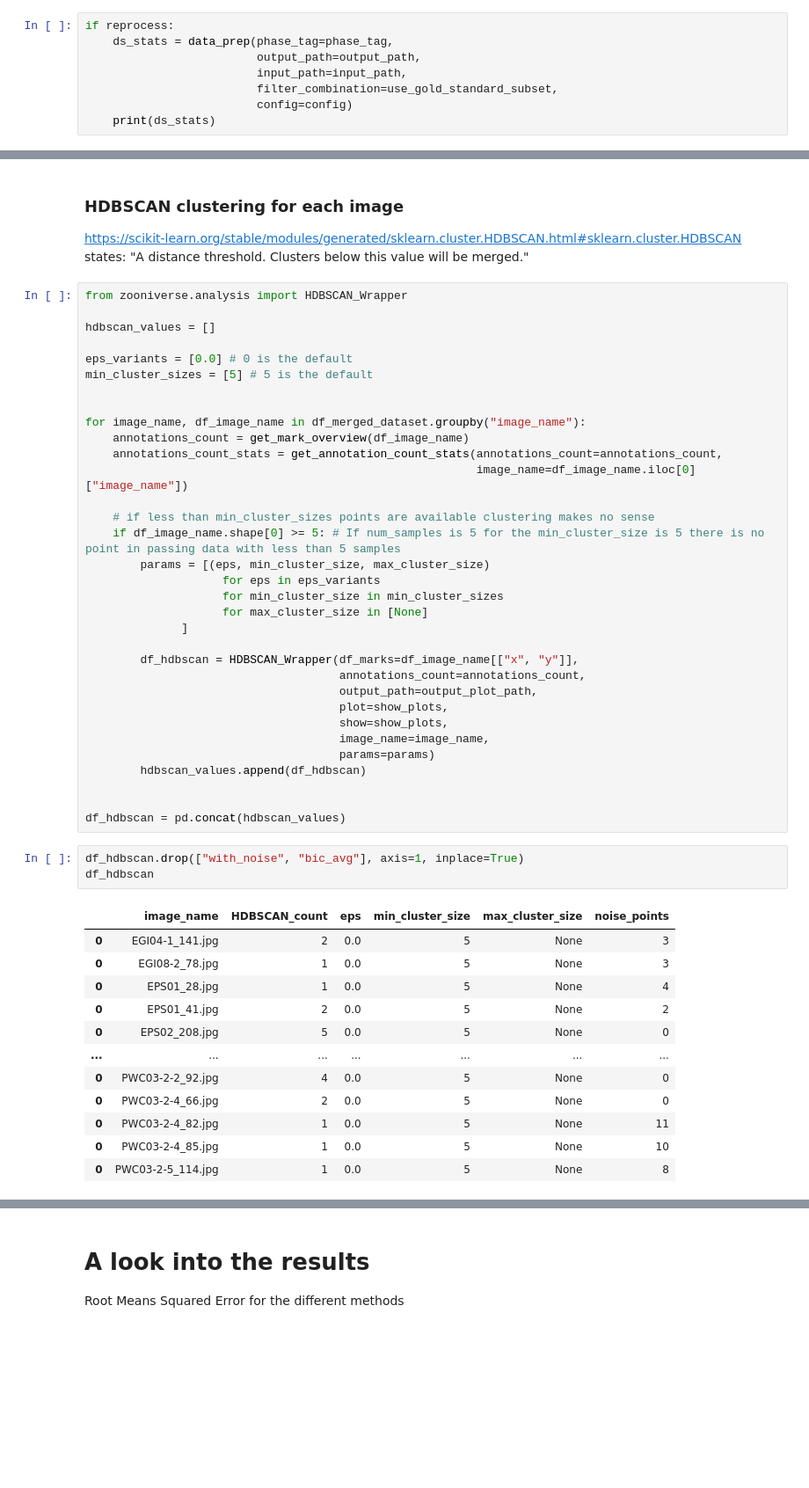
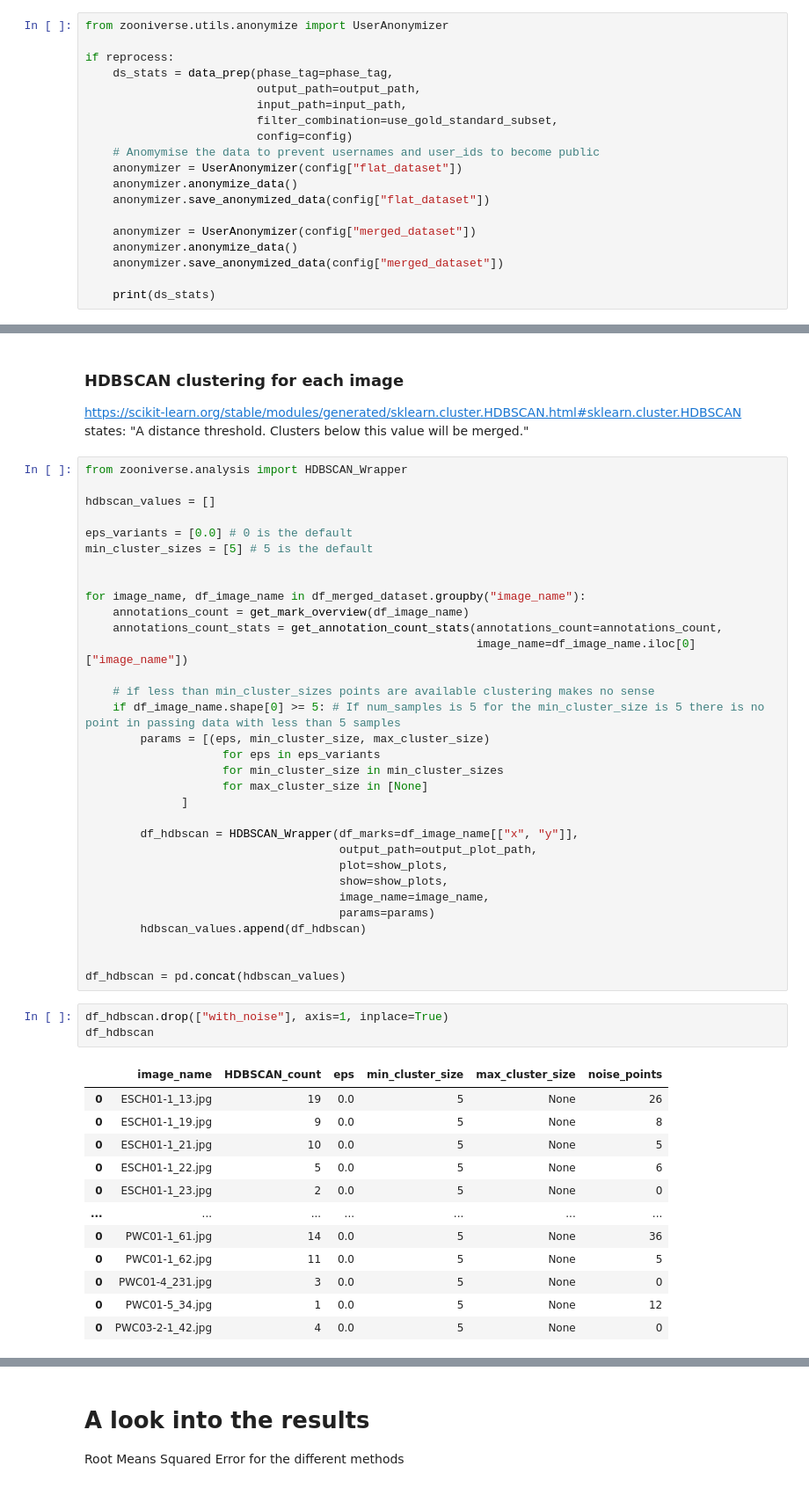
Before and after one commit to cwinkelmann/iguanas-from-above-zooniverse, a Jupyter notebook: Zooniverse_Clustering.ipynb, the cells around one changed output, grey strips where cells are left out. Shown at 88% size. Drawn from its saved outputs; the diff is of its cells as text; blank space fills up the shorter version.

Commit message:
simplified the notebooks a bit and added data so the process is self contained

```diff
--- a/Zooniverse_Clustering.ipynb
+++ b/Zooniverse_Clustering.ipynb
@@ -105,8 +112,19 @@ config
 # %%
+from zooniverse.utils.anonymize import UserAnonymizer
+
 if reprocess:
     ds_stats = data_prep(phase_tag=phase_tag,
                          output_path=output_path,
                          input_path=input_path,
                          filter_combination=use_gold_standard_subset,
                          config=config)
+    # Anomymise the data to prevent usernames and user_ids to become public
+    anonymizer = UserAnonymizer(config["flat_dataset"])
+    anonymizer.anonymize_data()
+    anonymizer.save_anonymized_data(config["flat_dataset"])
+
+    anonymizer = UserAnonymizer(config["merged_dataset"])
+    anonymizer.anonymize_data()
+    anonymizer.save_anonymized_data(config["merged_dataset"])
+
     print(ds_stats)
@@ -725,7 +657,6 @@ for image_name, df_image_name in df_merged_dataset.groupby("image_name"):
               ]
 
         df_hdbscan = HDBSCAN_Wrapper(df_marks=df_image_name[["x", "y"]],
-                                     annotations_count=annotations_count,
                                      output_path=output_plot_path,
                                      plot=show_plots,
                                      show=show_plots,
@@ -736,18 +667,18 @@ for image_name, df_image_name in df_merged_dataset.groupby("image_name"):
 
 df_hdbscan = pd.concat(hdbscan_values)
 # %%
-df_hdbscan.drop(["with_noise", "bic_avg"], axis=1, inplace=True)
+df_hdbscan.drop(["with_noise"], axis=1, inplace=True)
 df_hdbscan
 # %% [output]
 |  | image_name | HDBSCAN_count | eps | min_cluster_size | max_cluster_size | noise_points |
-| 0 | EGI04-1_141.jpg | 2 | 0.0 | 5 | None | 3 |
-| 0 | EGI08-2_78.jpg | 1 | 0.0 | 5 | None | 3 |
-| 0 | EPS01_28.jpg | 1 | 0.0 | 5 | None | 4 |
-| 0 | EPS01_41.jpg | 2 | 0.0 | 5 | None | 2 |
-| 0 | EPS02_208.jpg | 5 | 0.0 | 5 | None | 0 |
+| 0 | ESCH01-1_13.jpg | 19 | 0.0 | 5 | None | 26 |
+| 0 | ESCH01-1_19.jpg | 9 | 0.0 | 5 | None | 8 |
+| 0 | ESCH01-1_21.jpg | 10 | 0.0 | 5 | None | 5 |
+| 0 | ESCH01-1_22.jpg | 5 | 0.0 | 5 | None | 6 |
+| 0 | ESCH01-1_23.jpg | 2 | 0.0 | 5 | None | 0 |
 | ... | ... | ... | ... | ... | ... | ... |
-| 0 | PWC03-2-2_92.jpg | 4 | 0.0 | 5 | None | 0 |
-| 0 | PWC03-2-4_66.jpg | 2 | 0.0 | 5 | None | 0 |
-| 0 | PWC03-2-4_82.jpg | 1 | 0.0 | 5 | None | 11 |
-| 0 | PWC03-2-4_85.jpg | 1 | 0.0 | 5 | None | 10 |
-| 0 | PWC03-2-5_114.jpg | 1 | 0.0 | 5 | None | 8 |
+| 0 | PWC01-1_61.jpg | 14 | 0.0 | 5 | None | 36 |
+| 0 | PWC01-1_62.jpg | 11 | 0.0 | 5 | None | 5 |
+| 0 | PWC01-4_231.jpg | 3 | 0.0 | 5 | None | 0 |
+| 0 | PWC01-5_34.jpg | 1 | 0.0 | 5 | None | 12 |
+| 0 | PWC03-2-1_42.jpg | 4 | 0.0 | 5 | None | 0 |
```
Also changed, not shown: parts of 63 cells of this notebook, 28 other files.
